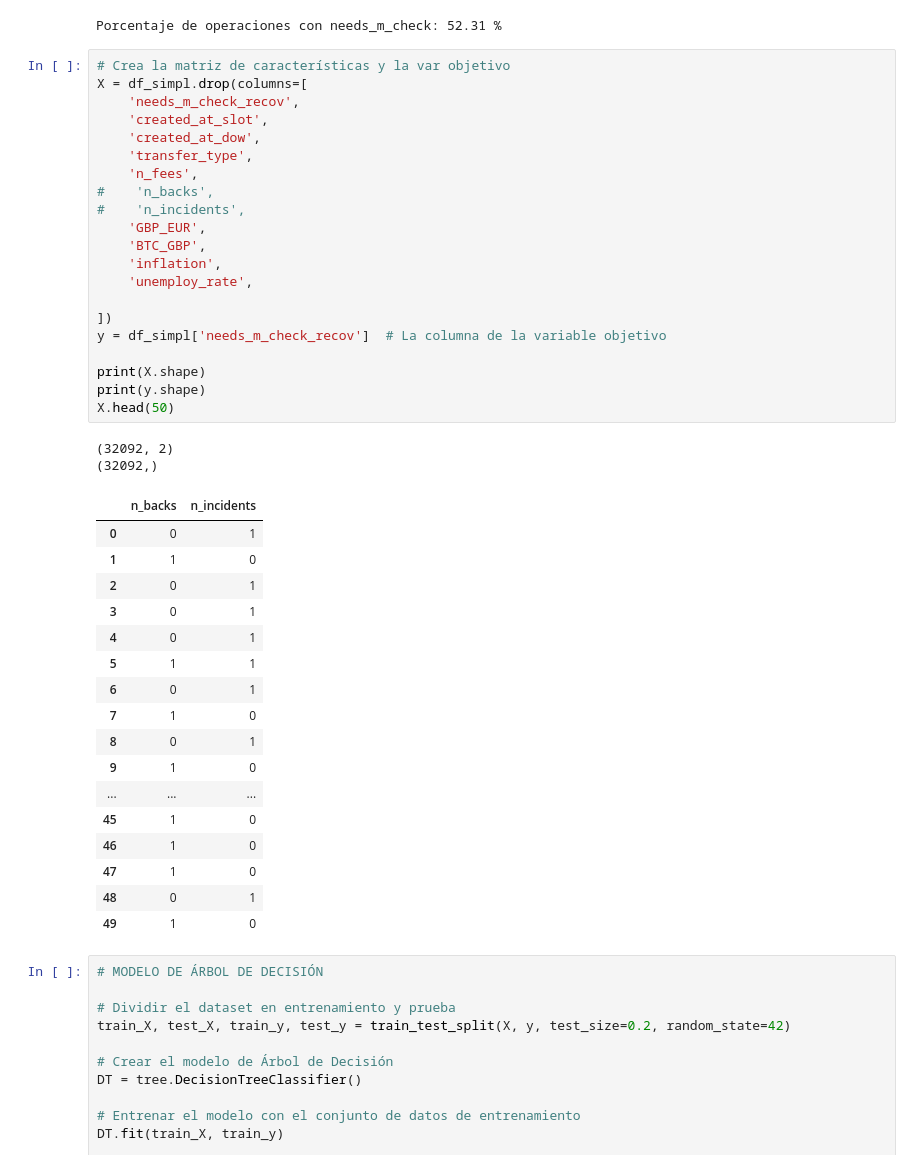
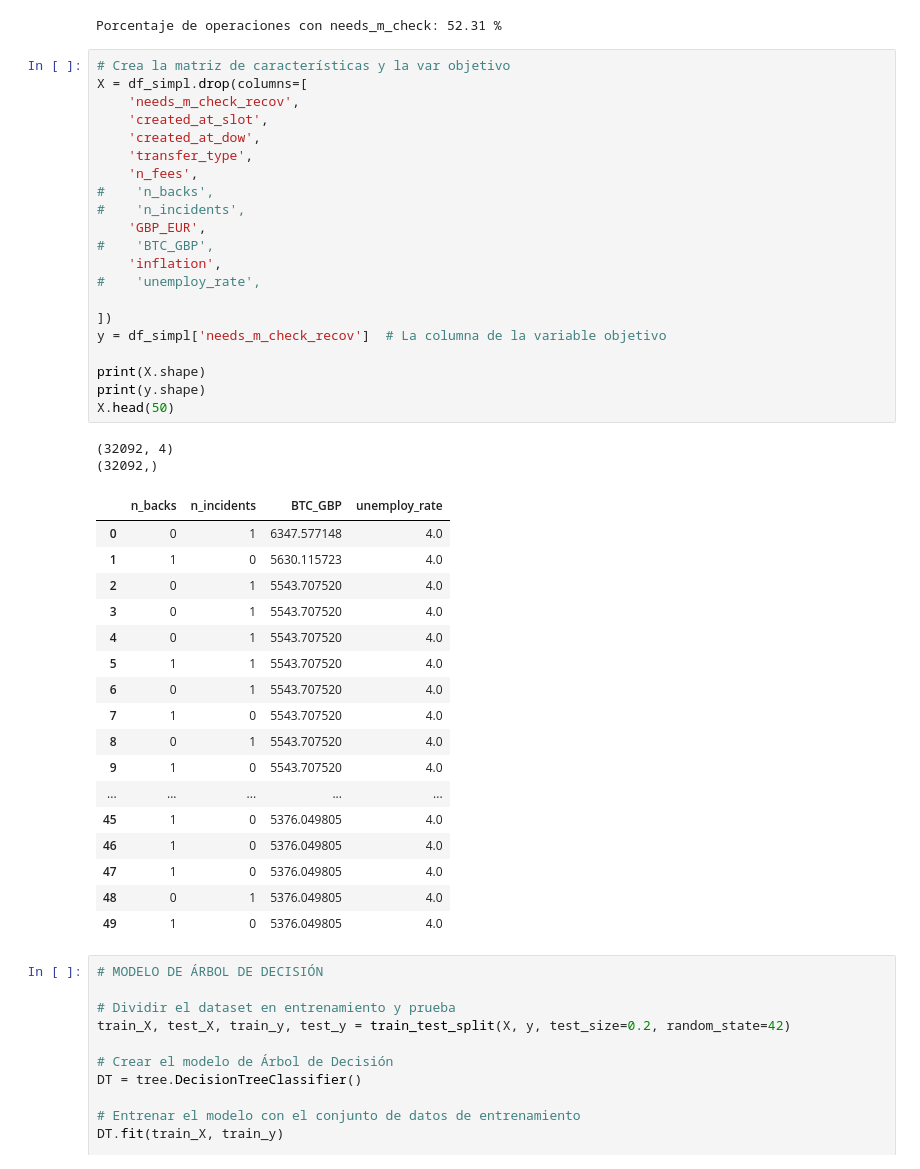
Before and after one commit to Data-Science-Pasta-Loca/ProyectoPastaLoca2, a Jupyter notebook: Decision_Tree_Regression.ipynb, the cells around one changed output. Cells and saved outputs as stored; diff of their text form.

```diff
--- a/Decision_Tree_Regression.ipynb
+++ b/Decision_Tree_Regression.ipynb
@@ -93,44 +93,44 @@ Porcentaje de operaciones con needs_m_check: 52.31 %
 # %%
 # Crea la matriz de características y la var objetivo
 X = df_simpl.drop(columns=[
     'needs_m_check_recov',
     'created_at_slot',
     'created_at_dow',
     'transfer_type',
     'n_fees',
 #    'n_backs',
 #    'n_incidents',
     'GBP_EUR',
-    'BTC_GBP',
+#    'BTC_GBP',
     'inflation',
-    'unemploy_rate',
+#    'unemploy_rate',
 
 ])
 y = df_simpl['needs_m_check_recov']  # La columna de la variable objetivo
 
 print(X.shape)
 print(y.shape)
 X.head(50)
 # %% [output]
-(32092, 2)
+(32092, 4)
 (32092,)
-|  | n_backs | n_incidents |
-| 0 | 0 | 1 |
-| 1 | 1 | 0 |
-| 2 | 0 | 1 |
-| 3 | 0 | 1 |
-| 4 | 0 | 1 |
-| 5 | 1 | 1 |
-| 6 | 0 | 1 |
-| 7 | 1 | 0 |
-| 8 | 0 | 1 |
-| 9 | 1 | 0 |
-| ... | ... | ... |
-| 45 | 1 | 0 |
-| 46 | 1 | 0 |
-| 47 | 1 | 0 |
-| 48 | 0 | 1 |
-| 49 | 1 | 0 |
+|  | n_backs | n_incidents | BTC_GBP | unemploy_rate |
+| 0 | 0 | 1 | 6347.577148 | 4.0 |
+| 1 | 1 | 0 | 5630.115723 | 4.0 |
+| 2 | 0 | 1 | 5543.707520 | 4.0 |
+| 3 | 0 | 1 | 5543.707520 | 4.0 |
+| 4 | 0 | 1 | 5543.707520 | 4.0 |
+| 5 | 1 | 1 | 5543.707520 | 4.0 |
+| 6 | 0 | 1 | 5543.707520 | 4.0 |
+| 7 | 1 | 0 | 5543.707520 | 4.0 |
+| 8 | 0 | 1 | 5543.707520 | 4.0 |
+| 9 | 1 | 0 | 5543.707520 | 4.0 |
+| ... | ... | ... | ... | ... |
+| 45 | 1 | 0 | 5376.049805 | 4.0 |
+| 46 | 1 | 0 | 5376.049805 | 4.0 |
+| 47 | 1 | 0 | 5376.049805 | 4.0 |
+| 48 | 0 | 1 | 5376.049805 | 4.0 |
+| 49 | 1 | 0 | 5376.049805 | 4.0 |
 # %%
 # MODELO DE ÁRBOL DE DECISIÓN
 
```
Also changed, not shown: parts of 2 cells of this notebook.
